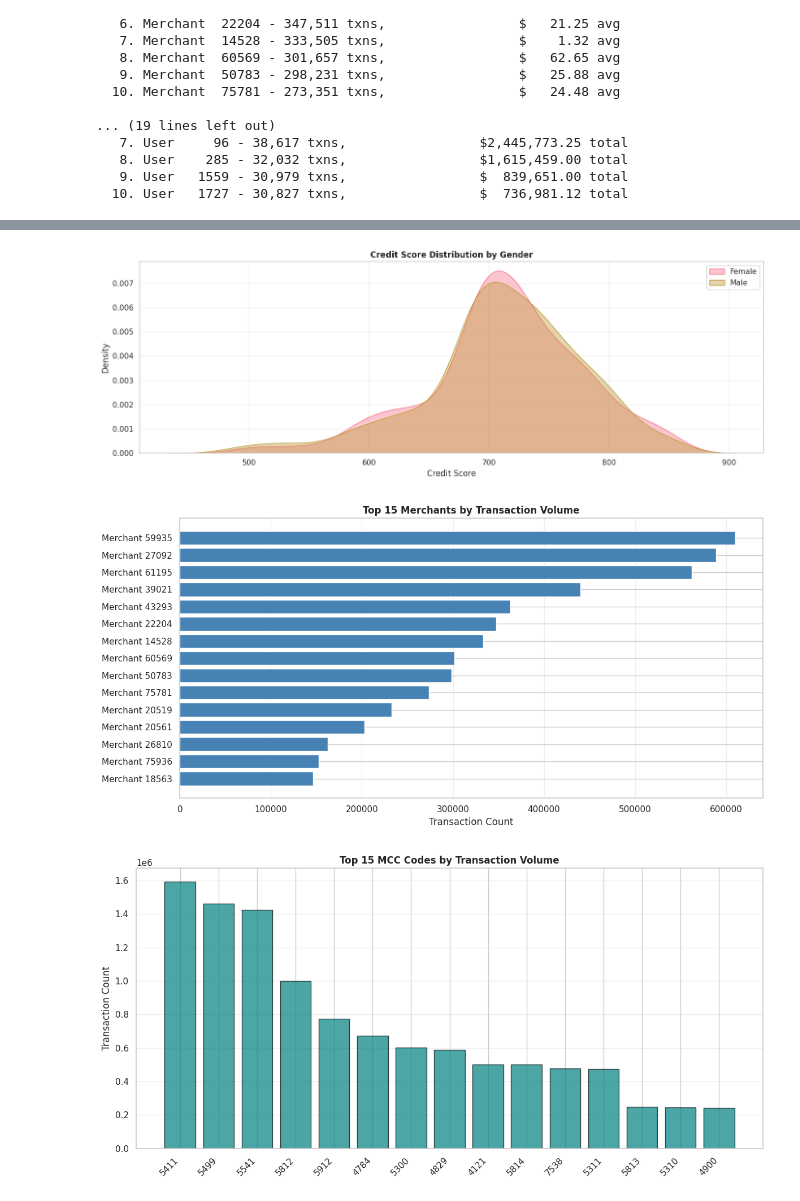
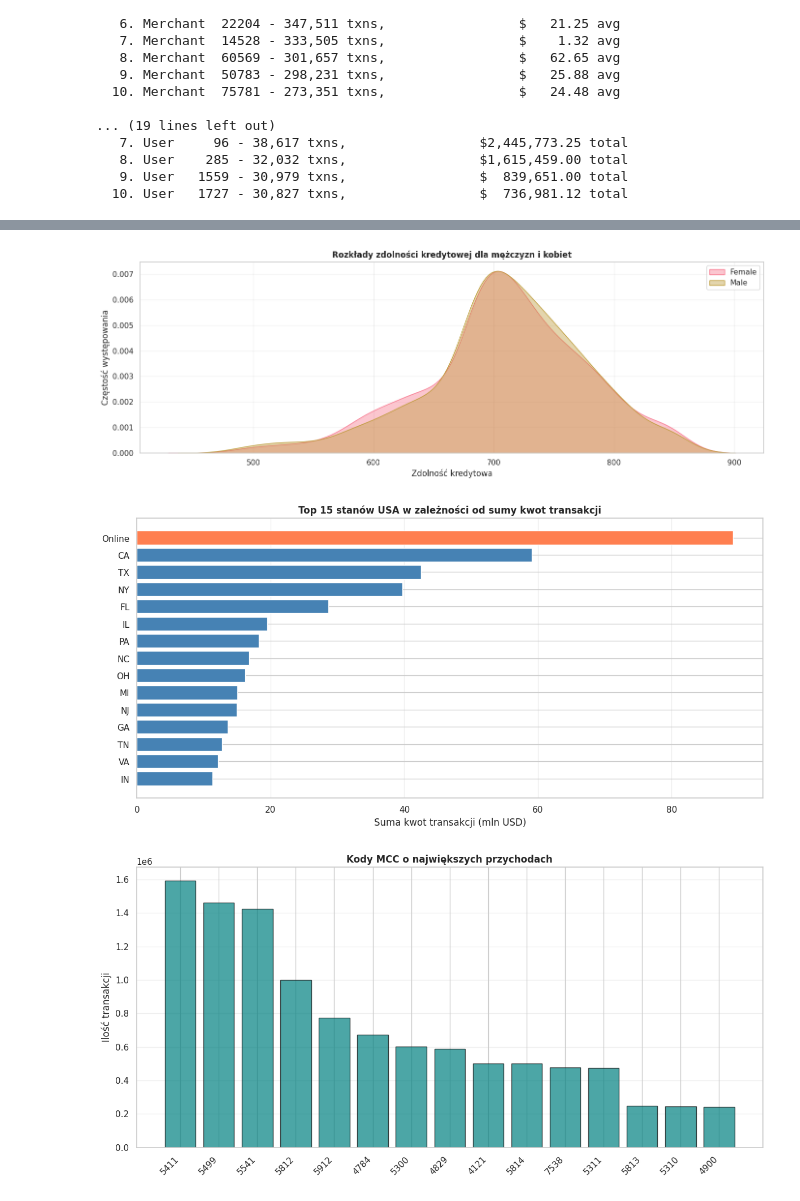
Before and after one commit to rrubaszek/TransactionDatasetAnalysis, a Jupyter notebook: notebooks/03-eda-analysis.ipynb, the cells around one changed output, grey strips where cells are left out. Cells and saved outputs as stored; diff of their text form; code cells hidden in the pictures.

Commit message:
chore: polished plots with polish

```diff
--- a/notebooks/03-eda-analysis.ipynb
+++ b/notebooks/03-eda-analysis.ipynb
@@ -85,15 +88,15 @@ analysis.plot_graph(plot_errors_and_darkweb, analysis.transactions, analysis.car
 # %%
-analysis.plot_graph(plot_credit_score_by_gender, analysis.user_agg)
+analysis.plot_graph(plot_credit_score_by_gender, analysis.users)
 # %% [output]
-[figure, old version]
+[figure, new version]
 # %%
-analysis.plot_graph(plot_top_merchants, analysis.merchant_agg)
+analysis.plot_graph(plot_top_states_by_amount, analysis.transactions, top_n=15)
 # %% [output]
-[figure, old version]
+[figure, new version]
 # %%
-analysis.plot_graph(plot_top_mcc, analysis.mcc_agg)
+analysis.plot_graph(plot_top_mcc, analysis.mcc_agg, top_n=15)
 # %% [output]
-[figure, old version]
+[figure, new version]
 # %%
 analysis.plot_graph(plot_user_transaction_distribution, analysis.user_agg)
 # %% [output]
```
Also changed, not shown: parts of 23 cells of this notebook, 2 other files.
